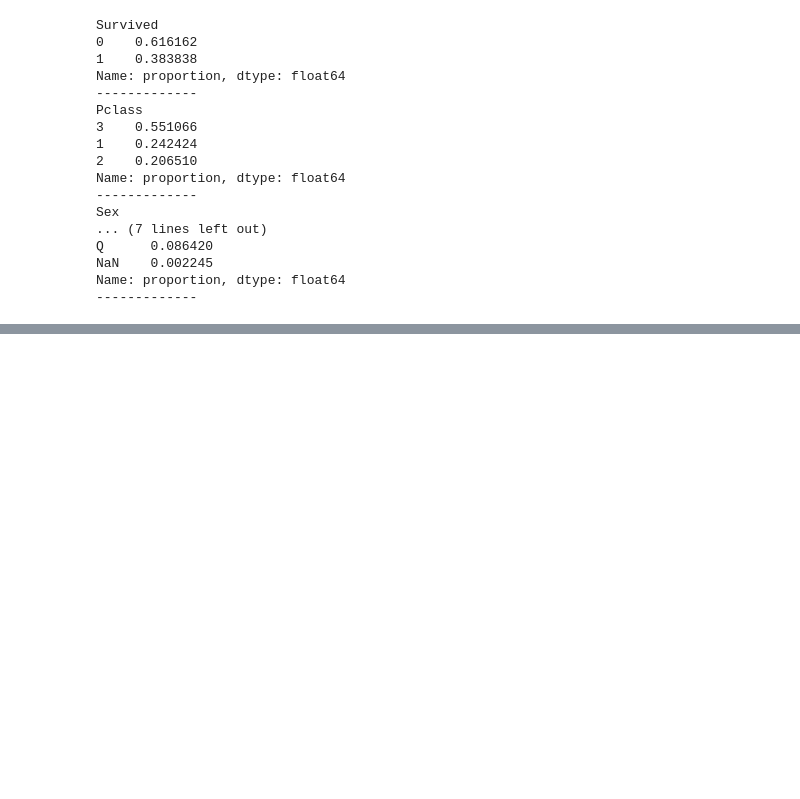
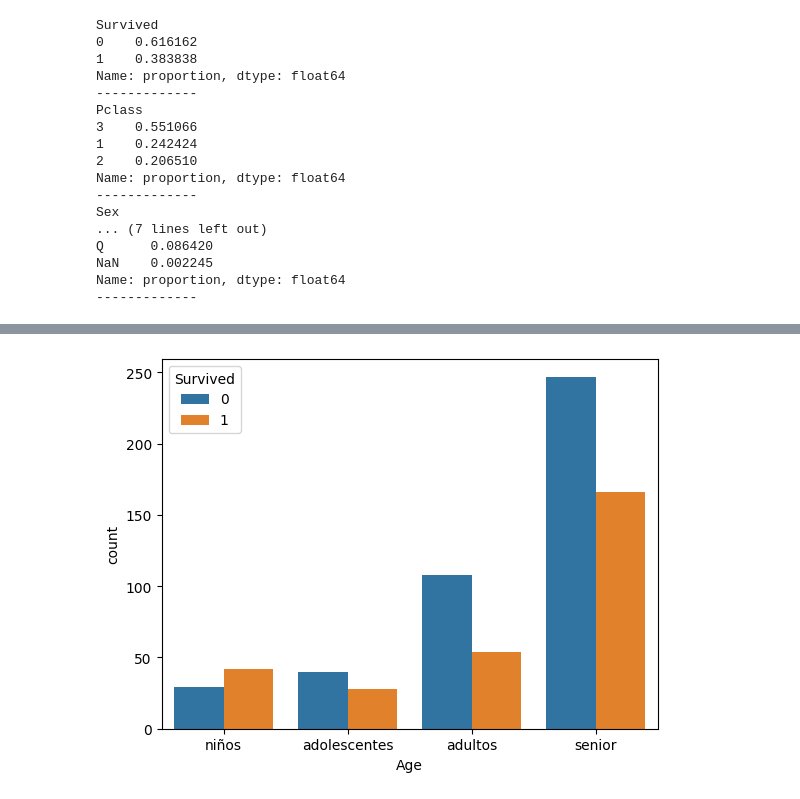
Before and after one commit to ronaldespinozaa/DS102024, a Jupyter notebook: 2-DataAnalysis/2-Pandas/Teoría/ejercicio/titanic_pro.ipynb, the cells around one changed output, grey strips where cells are left out. Saved outputs shown, nothing was run; the diff lists cells and outputs as text; code cells hidden in the pictures; blank space fills up the shorter version.

```diff
--- a/2-DataAnalysis/2-Pandas/Teoría/ejercicio/titanic_pro.ipynb
+++ b/2-DataAnalysis/2-Pandas/Teoría/ejercicio/titanic_pro.ipynb
@@ -128,0 +138,6 @@ df['Age'] = df['Age'].apply(lambda row: 1 if row<1 else row)
+# %%
+edad = pd.cut(df['Age'], [0,13,18,25,90], labels=['niños','adolescentes','adultos','senior'])
+# %%
+sns.countplot(data = df ,x = edad, hue='Survived');
+# %% [output]
+[figure, added]
```
Also changed, not shown: parts of 4 cells of this notebook, 6 other files.
